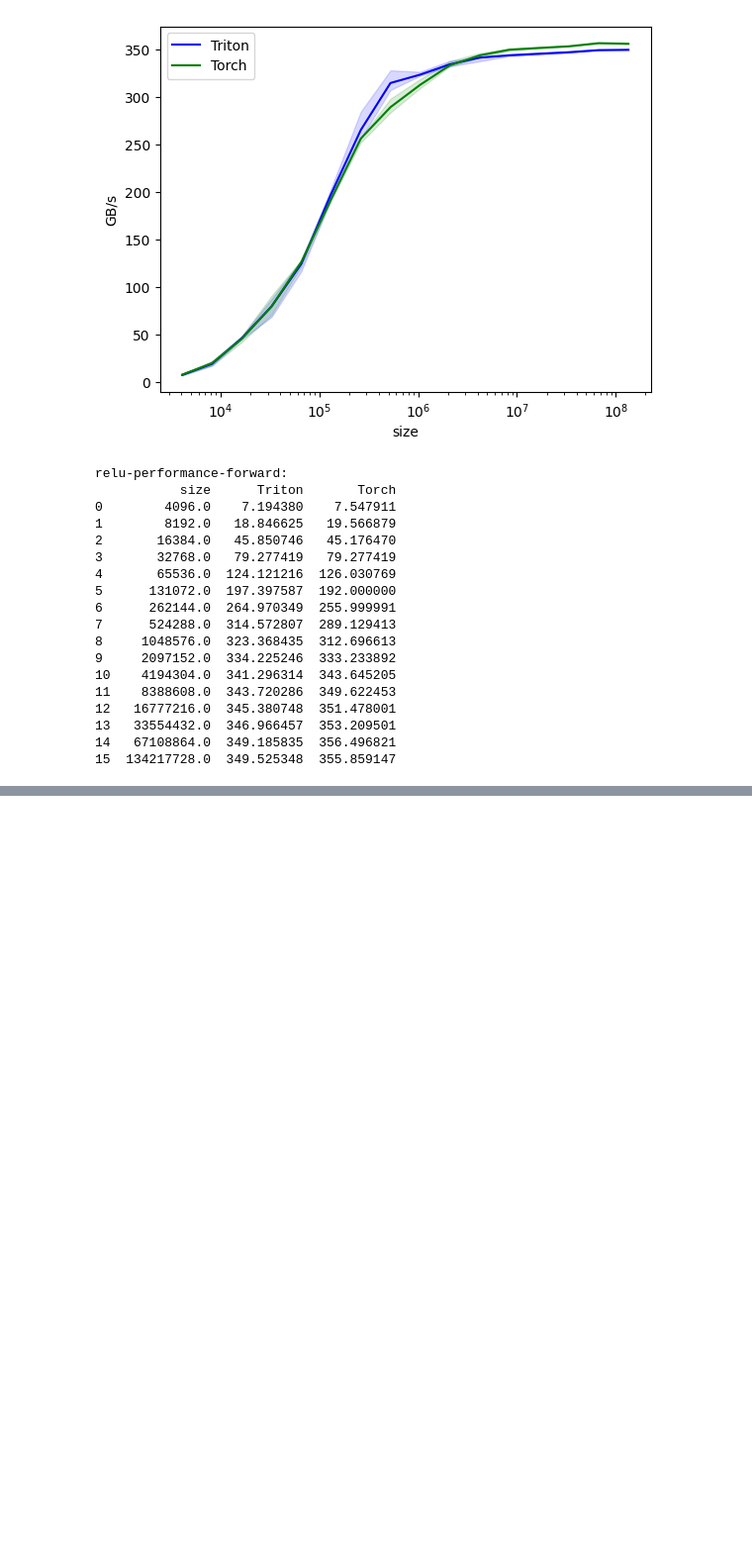
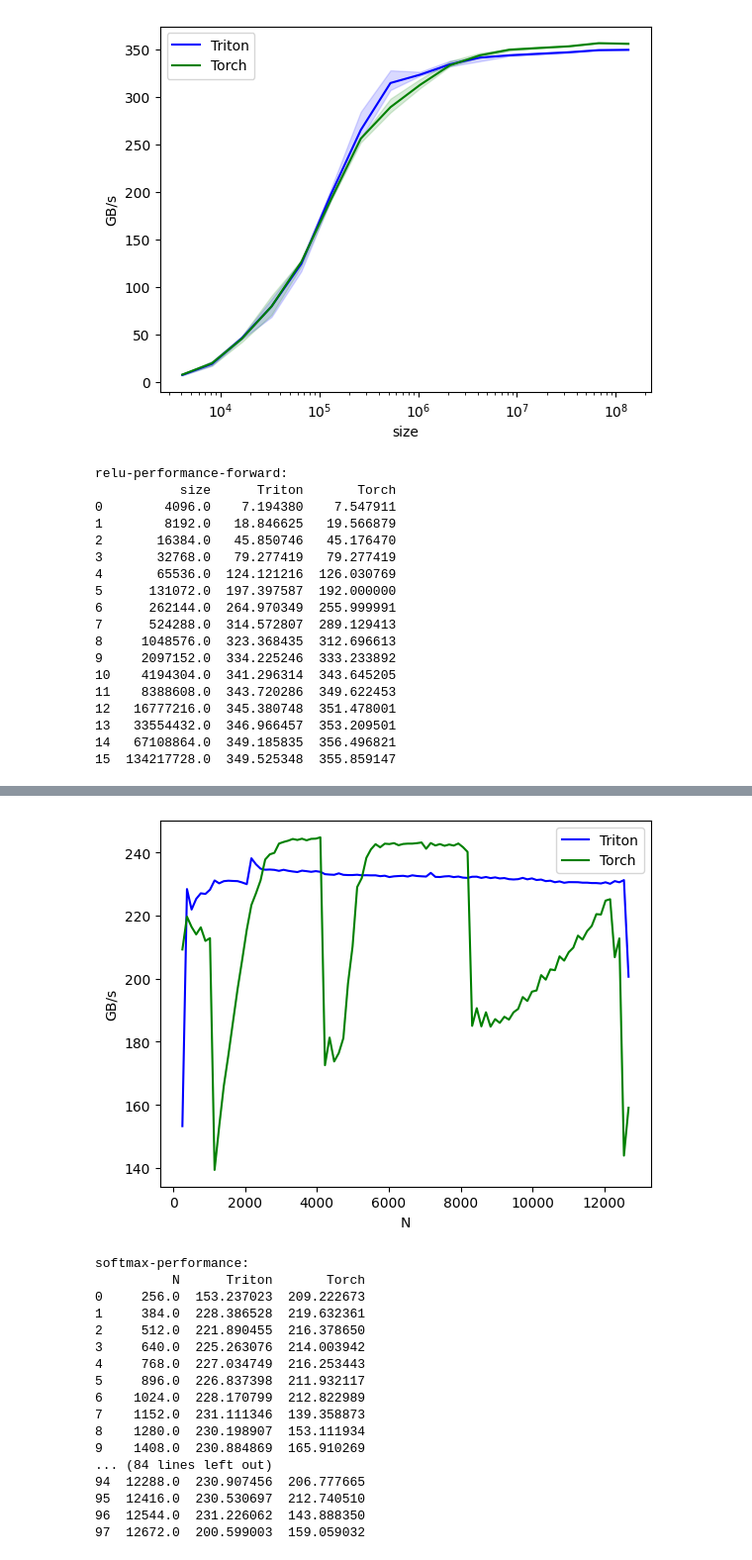
Before and after one commit to ioscbasotcstw/100DaysOfTriton, a Jupyter notebook: 100DaysOfTriton.ipynb, the cells around one changed output, grey strips where cells are left out. Shown: that part at 99% size. Saved outputs shown, nothing was run; the diff lists cells and outputs as text; code cells hidden in the pictures; blank space fills up the shorter version.

```diff
--- a/100DaysOfTriton.ipynb
+++ b/100DaysOfTriton.ipynb
@@ -395,0 +453,8 @@ relu-performance-forward:
+# %%
+torch.manual_seed(0)
+x = torch.randn(1823, 781, device="cuda")
+output_torch = torch.softmax(x, axis=-1)
+output_triton = softmax(x)
+print(f"Torch: {output_torch}")
+print(f"Triton: {output_triton}")
+assert torch.allclose(output_triton, output_torch), f"Results are not close: {(output_triton, output_torch)}"
@@ -395,0 +479,48 @@ relu-performance-forward:
+# %%
+@triton.testing.perf_report(
+    triton.testing.Benchmark(
+        x_names=['N'],  # argument names to use as an x-axis for the plot
+        x_vals=[128 * i for i in range(2, 100)],  # different possible values for `x_name`
+        line_arg='provider',  # argument name whose value corresponds to a different line in the plot
+        line_vals=['triton', 'torch'],  # possible values for `line_arg``
+        line_names=[
+            "Triton",
+            "Torch",
+        ],  # label name for the lines
+        styles=[('blue', '-'), ('green', '-')],  # line styles
+        ylabel="GB/s",  # label name for the y-axis
+        plot_name="softmax-performance",  # name for the plot. Used also as a file name for saving the plot.
+        args={'M': 4096},  # values for function arguments not in `x_names` and `y_name`
+    ))
+def benchmark(M, N, provider):
+    x = torch.randn(M, N, device="cuda", dtype=torch.float32)
+    stream = getattr(torch, "cuda").Stream()
+    getattr(torch, "cuda").set_stream(stream)
+    if provider == 'torch':
+        ms = triton.testing.do_bench(lambda: torch.softmax(x, axis=-1))
+    if provider == 'triton':
+        ms = triton.testing.do_bench(lambda: softmax(x))
+    gbps = lambda ms: 2 * x.numel() * x.element_size() * 1e-9 / (ms * 1e-3)
+    return gbps(ms)
+
+
+benchmark.run(show_plots=True, print_data=True)
+# %% [output]
+[figure, added]
+softmax-performance:
+          N      Triton       Torch
+0     256.0  153.237023  209.222673
+1     384.0  228.386528  219.632361
+2     512.0  221.890455  216.378650
+3     640.0  225.263076  214.003942
+4     768.0  227.034749  216.253443
+5     896.0  226.837398  211.932117
+6    1024.0  228.170799  212.822989
+7    1152.0  231.111346  139.358873
+8    1280.0  230.198907  153.111934
+9    1408.0  230.884869  165.910269
+... (84 lines left out)
+94  12288.0  230.907456  206.777665
+95  12416.0  230.530697  212.740510
+96  12544.0  231.226062  143.888350
+97  12672.0  200.599003  159.059032
```
Also changed, not shown: parts of 4 cells of this notebook.
